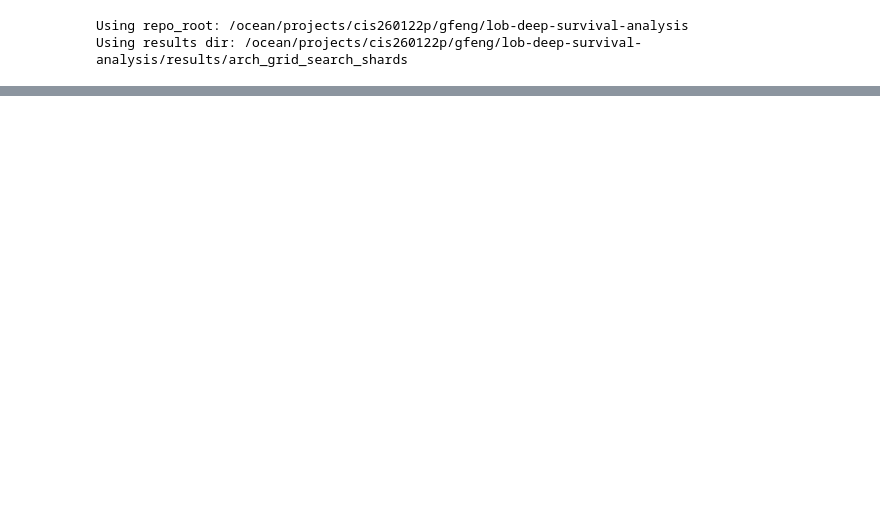
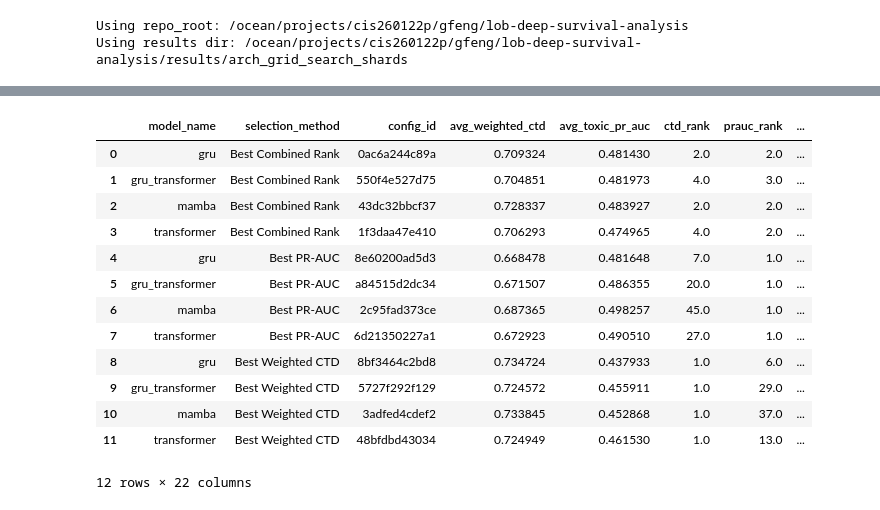
Before and after one commit to angus4718/lob-deep-survival-analysis, a Jupyter notebook: notebooks/deephit_architecture_result_analysis.ipynb, the cells around one changed output, grey strips where cells are left out. Saved outputs shown, nothing was run; the diff lists cells and outputs as text; code cells hidden in the pictures; blank space fills up the shorter version.

```diff
--- a/notebooks/deephit_architecture_result_analysis.ipynb
+++ b/notebooks/deephit_architecture_result_analysis.ipynb
@@ -402,0 +446,72 @@ Top 5 by combined rank score
+# %%
+# Compare top-ranked config for each model under each ranking method
+
+comparison_rows = []
+
+for model_name, df_model in df_by_model.items():
+    if df_model.empty:
+        continue
+
+    df_ctd, df_prauc, df_combined = rank_per_model(df_model)
+
+    top_configs = [
+        ("Best Weighted CTD", df_ctd.iloc[0]),
+        ("Best PR-AUC", df_prauc.iloc[0]),
+        ("Best Combined Rank", df_combined.iloc[0]),
+    ]
+
+    for selection_method, row in top_configs:
+        record = {
+            "model_name": model_name,
+            "selection_method": selection_method,
+            "config_id": row["config_id"],
+            "avg_weighted_ctd": row["avg_weighted_ctd"],
+            "avg_toxic_pr_auc": row["avg_toxic_pr_auc"],
+            "ctd_rank": row["ctd_rank"],
+            "prauc_rank": row["prauc_rank"],
+            "combined_rank_score": row["combined_rank_score"],
+            "avg_rank": row["combined_rank_score"] / 2,
+            "n_ctd": row["n_ctd"],
+            "n_prauc": row["n_prauc"],
+        }
+
+        for col in [
+            "trainable_params",
+            "hidden_size",
+            "depth_repr",
+            "gru_layers",
+            "mamba_layers",
+            "mamba_d_state",
+            "mamba_d_conv",
+            "mamba_expand",
+            "transformer_layers",
+            "transformer_heads",
+            "transformer_ff_ratio",
+        ]:
+            if col in row.index:
+                record[col] = row[col]
+
+        comparison_rows.append(record)
+
+top_method_comparison_df = pd.DataFrame(comparison_rows)
+
+display(
+    top_method_comparison_df.sort_values(
+        ["selection_method", "model_name"]
+    ).reset_index(drop=True)
+)
+# %% [output]
+|  | model_name | selection_method | config_id | avg_weighted_ctd | avg_toxic_pr_auc | ctd_rank | prauc_rank | ... |
+| 0 | gru | Best Combined Rank | 0ac6a244c89a | 0.709324 | 0.481430 | 2.0 | 2.0 | ... |
+| 1 | gru_transformer | Best Combined Rank | 550f4e527d75 | 0.704851 | 0.481973 | 4.0 | 3.0 | ... |
+| 2 | mamba | Best Combined Rank | 43dc32bbcf37 | 0.728337 | 0.483927 | 2.0 | 2.0 | ... |
+| 3 | transformer | Best Combined Rank | 1f3daa47e410 | 0.706293 | 0.474965 | 4.0 | 2.0 | ... |
+| 4 | gru | Best PR-AUC | 8e60200ad5d3 | 0.668478 | 0.481648 | 7.0 | 1.0 | ... |
+| 5 | gru_transformer | Best PR-AUC | a84515d2dc34 | 0.671507 | 0.486355 | 20.0 | 1.0 | ... |
+| 6 | mamba | Best PR-AUC | 2c95fad373ce | 0.687365 | 0.498257 | 45.0 | 1.0 | ... |
+| 7 | transformer | Best PR-AUC | 6d21350227a1 | 0.672923 | 0.490510 | 27.0 | 1.0 | ... |
+| 8 | gru | Best Weighted CTD | 8bf3464c2bd8 | 0.734724 | 0.437933 | 1.0 | 6.0 | ... |
+| 9 | gru_transformer | Best Weighted CTD | 5727f292f129 | 0.724572 | 0.455911 | 1.0 | 29.0 | ... |
+| 10 | mamba | Best Weighted CTD | 3adfed4cdef2 | 0.733845 | 0.452868 | 1.0 | 37.0 | ... |
+| 11 | transformer | Best Weighted CTD | 48bfdbd43034 | 0.724949 | 0.461530 | 1.0 | 13.0 | ... |
+12 rows × 22 columns
```
Also changed, not shown: parts of 15 cells of this notebook, 2 other files.
